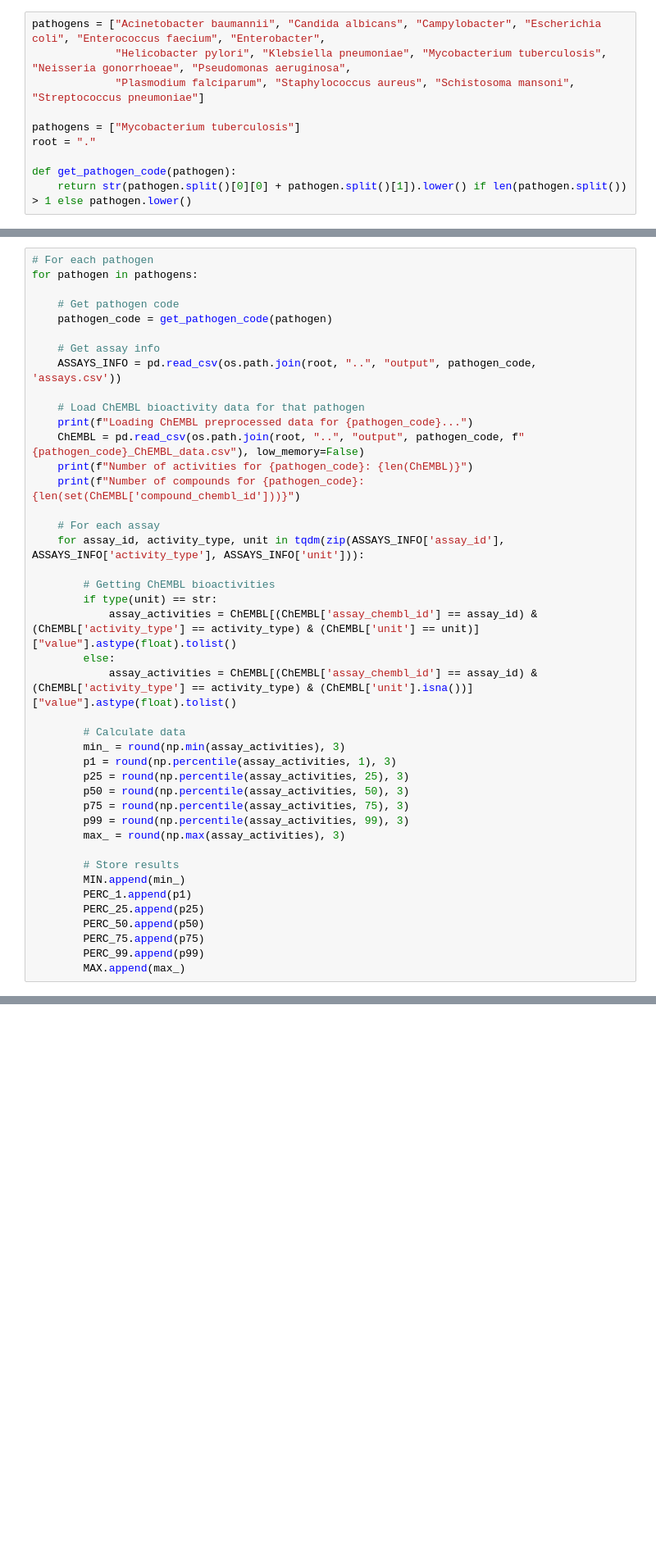
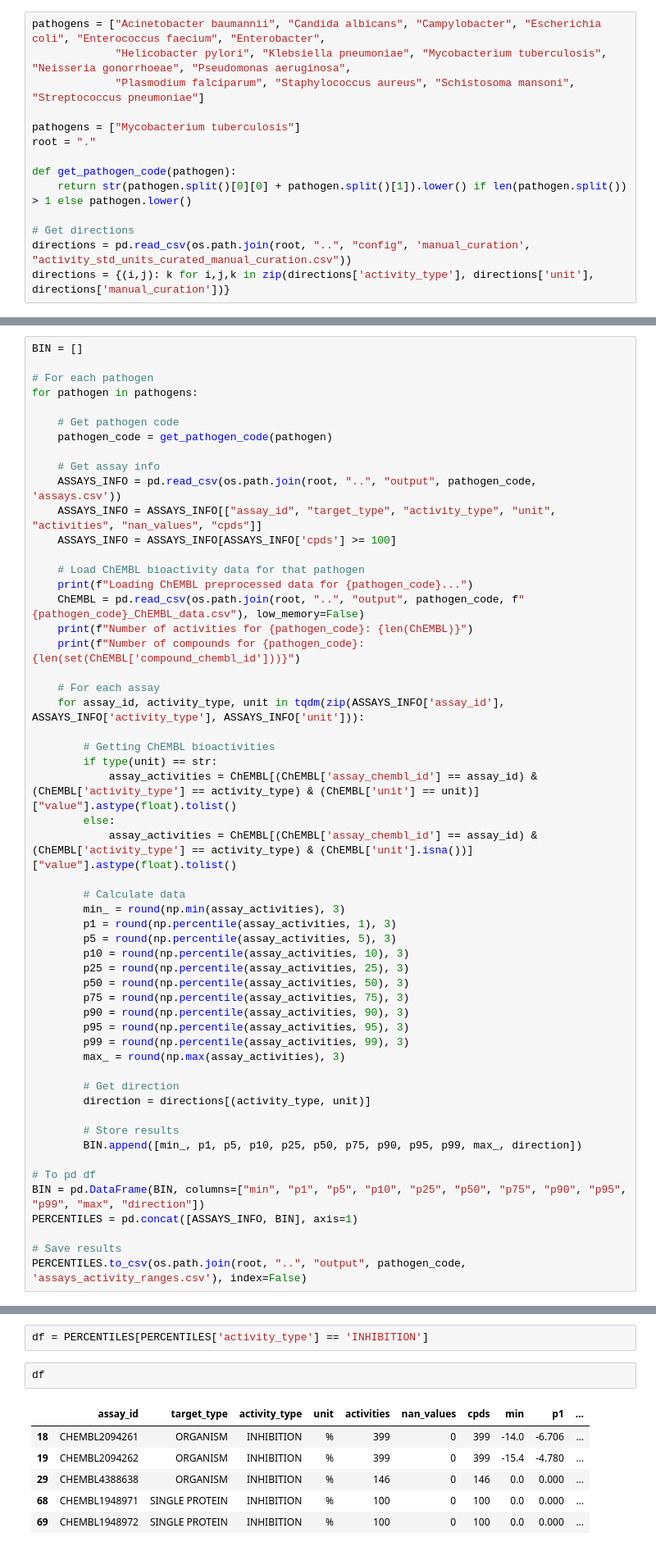
Before and after one commit to ersilia-os/chembl-antimicrobial-tasks, a Jupyter notebook: notebooks/binary_overview.ipynb, the cells around one changed output, grey strips where cells are left out. Shown at 82% size. Saved outputs shown, nothing was run; the diff lists cells and outputs as text; blank space fills up the shorter version.

```diff
--- a/notebooks/binary_overview.ipynb
+++ b/notebooks/binary_overview.ipynb
@@ -14,3 +16,7 @@ root = "."
 
 def get_pathogen_code(pathogen):
     return str(pathogen.split()[0][0] + pathogen.split()[1]).lower() if len(pathogen.split()) > 1 else pathogen.lower()
+
+# Get directions
+directions = pd.read_csv(os.path.join(root, "..", "config", 'manual_curation', "activity_std_units_curated_manual_curation.csv"))
+directions = {(i,j): k for i,j,k in zip(directions['activity_type'], directions['unit'], directions['manual_curation'])}
@@ -19,4 +23,6 @@ MIN, PERC_1, PERC_25, PERC_50, PERC_75, PERC_99, MAX = [], [], [], [], [], [], [
 # %%
+BIN = []
+
 # For each pathogen
 for pathogen in pathogens:
 
@@ -25,6 +31,8 @@ for pathogen in pathogens:
 
     # Get assay info
     ASSAYS_INFO = pd.read_csv(os.path.join(root, "..", "output", pathogen_code, 'assays.csv'))
+    ASSAYS_INFO = ASSAYS_INFO[["assay_id", "target_type", "activity_type", "unit", "activities", "nan_values", "cpds"]]
+    ASSAYS_INFO = ASSAYS_INFO[ASSAYS_INFO['cpds'] >= 100]
 
     # Load ChEMBL bioactivity data for that pathogen
     print(f"Loading ChEMBL preprocessed data for {pathogen_code}...")
@@ -44,19 +52,27 @@ for pathogen in pathogens:
         # Calculate data
         min_ = round(np.min(assay_activities), 3)
         p1 = round(np.percentile(assay_activities, 1), 3)
+        p5 = round(np.percentile(assay_activities, 5), 3)
+        p10 = round(np.percentile(assay_activities, 10), 3)
         p25 = round(np.percentile(assay_activities, 25), 3)
         p50 = round(np.percentile(assay_activities, 50), 3)
         p75 = round(np.percentile(assay_activities, 75), 3)
+        p90 = round(np.percentile(assay_activities, 90), 3)
+        p95 = round(np.percentile(assay_activities, 95), 3)
         p99 = round(np.percentile(assay_activities, 99), 3)
         max_ = round(np.max(assay_activities), 3)
 
+        # Get direction
+        direction = directions[(activity_type, unit)]
+
         # Store results
-        MIN.append(min_)
-        PERC_1.append(p1)
-        PERC_25.append(p25)
-        PERC_50.append(p50)
-        PERC_75.append(p75)
-        PERC_99.append(p99)
-        MAX.append(max_)
+        BIN.append([min_, p1, p5, p10, p25, p50, p75, p90, p95, p99, max_, direction])
+
+# To pd df
+BIN = pd.DataFrame(BIN, columns=["min", "p1", "p5", "p10", "p25", "p50", "p75", "p90", "p95", "p99", "max", "direction"])
+PERCENTILES = pd.concat([ASSAYS_INFO, BIN], axis=1)
+
+# Save results
+PERCENTILES.to_csv(os.path.join(root, "..", "output", pathogen_code, 'assays_activity_ranges.csv'), index=False)
 # %% [output]
 Loading ChEMBL preprocessed data for mtuberculosis...
@@ -100,0 +129,11 @@ ASSAYS_INFO
+# %%
+df = PERCENTILES[PERCENTILES['activity_type'] == 'INHIBITION']
+# %%
+df
+# %% [output]
+|  | assay_id | target_type | activity_type | unit | activities | nan_values | cpds | min | p1 | ... |
+| 18 | CHEMBL2094261 | ORGANISM | INHIBITION | % | 399 | 0 | 399 | -14.0 | -6.706 | ... |
+| 19 | CHEMBL2094262 | ORGANISM | INHIBITION | % | 399 | 0 | 399 | -15.4 | -4.780 | ... |
+| 29 | CHEMBL4388638 | ORGANISM | INHIBITION | % | 146 | 0 | 146 | 0.0 | 0.000 | ... |
+| 68 | CHEMBL1948971 | SINGLE PROTEIN | INHIBITION | % | 100 | 0 | 100 | 0.0 | 0.000 | ... |
+| 69 | CHEMBL1948972 | SINGLE PROTEIN | INHIBITION | % | 100 | 0 | 100 | 0.0 | 0.000 | ... |
```
Also changed, not shown: parts of 12 cells of this notebook, 4 other files.
